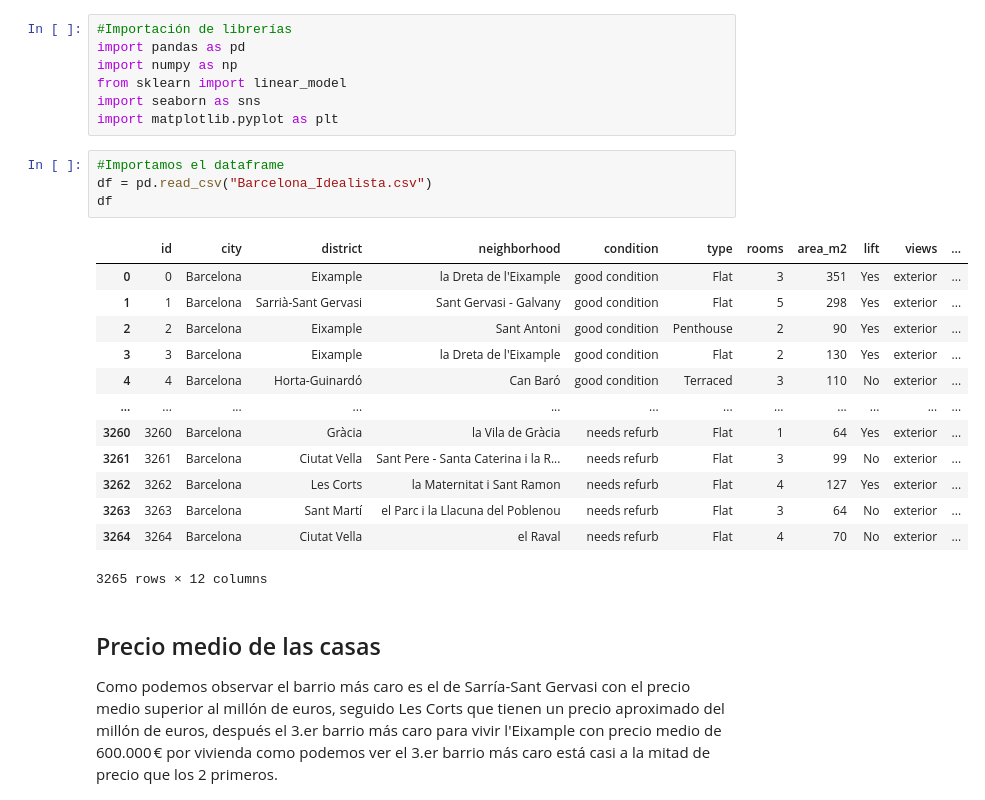
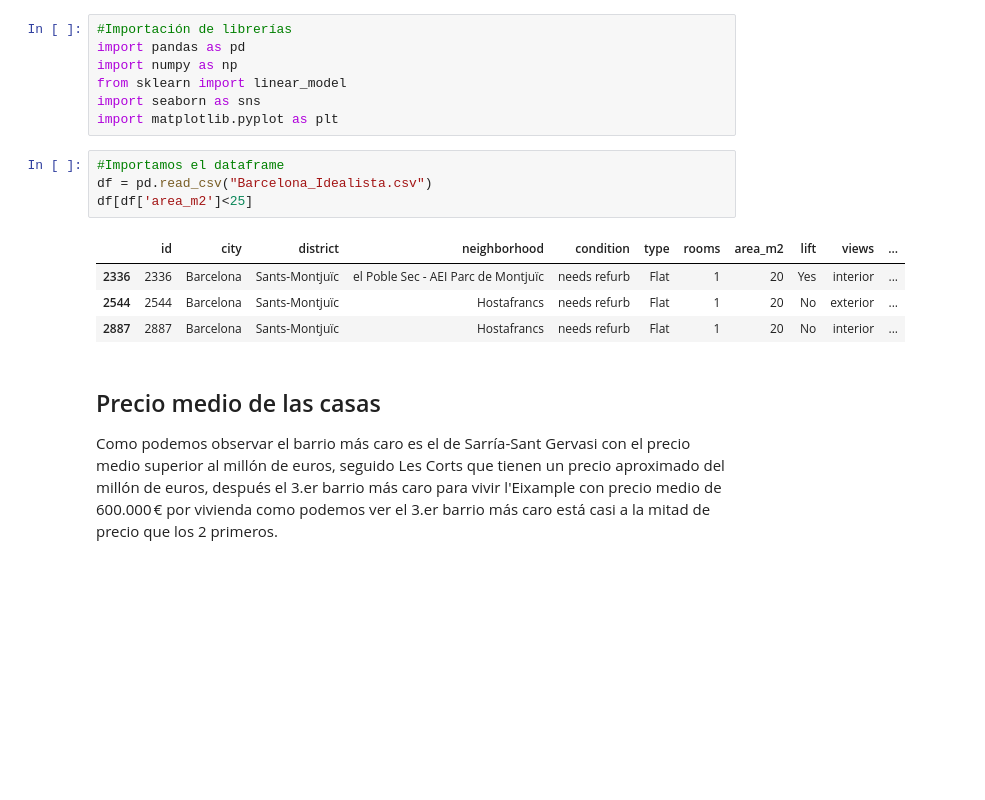
Before and after one commit to Fio-Deca/Vivienda_BCN, a Jupyter notebook: Casa_Barcelona_Estimacion.ipynb, the cells around one changed output. Cells and saved outputs as stored; diff of their text form; blank space fills up the shorter version.

```diff
--- a/Casa_Barcelona_Estimacion.ipynb
+++ b/Casa_Barcelona_Estimacion.ipynb
@@ -10,21 +10,12 @@ import matplotlib.pyplot as plt
 # %%
 #Importamos el dataframe
 df = pd.read_csv("Barcelona_Idealista.csv")
-df
+df[df['area_m2']<25]
 # %% [output]
 |  | id | city | district | neighborhood | condition | type | rooms | area_m2 | lift | views | ... |
-| 0 | 0 | Barcelona | Eixample | la Dreta de l'Eixample | good condition | Flat | 3 | 351 | Yes | exterior | ... |
-| 1 | 1 | Barcelona | Sarrià-Sant Gervasi | Sant Gervasi - Galvany | good condition | Flat | 5 | 298 | Yes | exterior | ... |
-| 2 | 2 | Barcelona | Eixample | Sant Antoni | good condition | Penthouse | 2 | 90 | Yes | exterior | ... |
-| 3 | 3 | Barcelona | Eixample | la Dreta de l'Eixample | good condition | Flat | 2 | 130 | Yes | exterior | ... |
-| 4 | 4 | Barcelona | Horta-Guinardó | Can Baró | good condition | Terraced | 3 | 110 | No | exterior | ... |
-| ... | ... | ... | ... | ... | ... | ... | ... | ... | ... | ... | ... |
-| 3260 | 3260 | Barcelona | Gràcia | la Vila de Gràcia | needs refurb | Flat | 1 | 64 | Yes | exterior | ... |
-| 3261 | 3261 | Barcelona | Ciutat Vella | Sant Pere - Santa Caterina i la R... | needs refurb | Flat | 3 | 99 | No | exterior | ... |
-| 3262 | 3262 | Barcelona | Les Corts | la Maternitat i Sant Ramon | needs refurb | Flat | 4 | 127 | Yes | exterior | ... |
-| 3263 | 3263 | Barcelona | Sant Martí | el Parc i la Llacuna del Poblenou | needs refurb | Flat | 3 | 64 | No | exterior | ... |
-| 3264 | 3264 | Barcelona | Ciutat Vella | el Raval | needs refurb | Flat | 4 | 70 | No | exterior | ... |
+| 2336 | 2336 | Barcelona | Sants-Montjuïc | el Poble Sec - AEI Parc de Montjuïc | needs refurb | Flat | 1 | 20 | Yes | interior | ... |
+| 2544 | 2544 | Barcelona | Sants-Montjuïc | Hostafrancs | needs refurb | Flat | 1 | 20 | No | exterior | ... |
+| 2887 | 2887 | Barcelona | Sants-Montjuïc | Hostafrancs | needs refurb | Flat | 1 | 20 | No | interior | ... |
-3265 rows × 12 columns
 # %% [markdown]
 ## Precio medio de las casas
 Como podemos observar el barrio más caro es el de Sarría-Sant Gervasi con el precio medio superior al millón de euros, seguido Les Corts que tienen un precio aproximado del millón de euros, después el 3.er barrio más caro para vivir l'Eixample con precio medio de 600.000 € por vivienda como podemos ver el 3.er barrio más caro está casi a la mitad de precio que los 2 primeros. <br>
```
Also changed, not shown: parts of 10 cells of this notebook.
